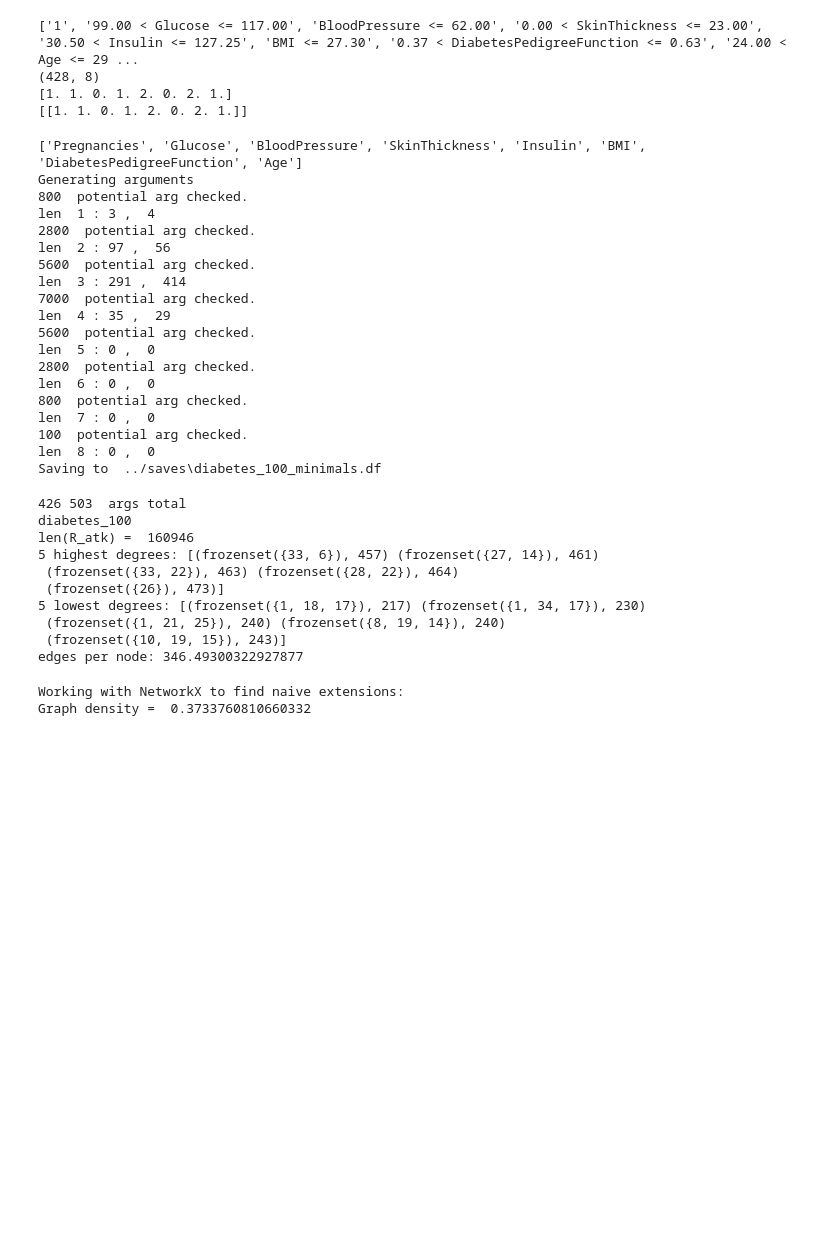
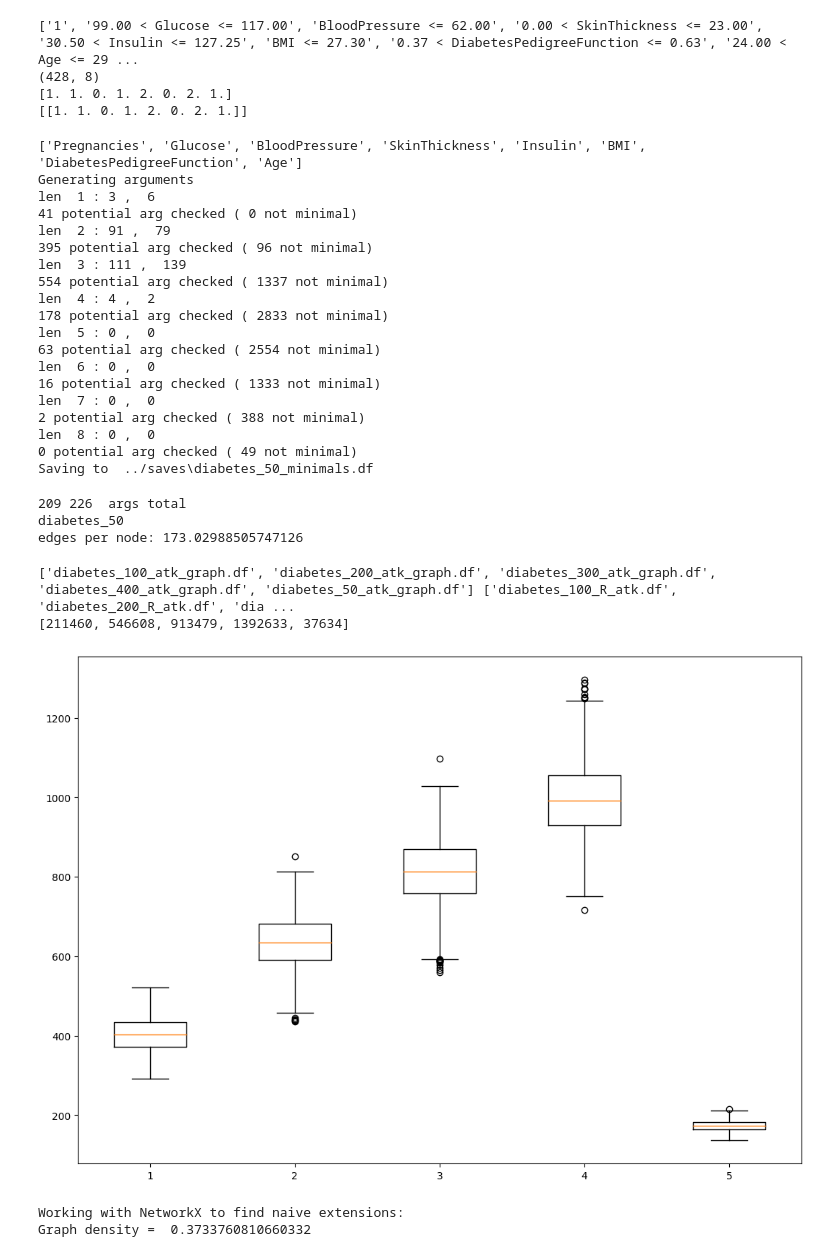
Before and after one commit to htrenquier/argument-based-explainer, a Jupyter notebook: experiments/exp_diabetes.ipynb, the cells around one changed output. Cells and saved outputs as stored; diff of their text form; code cells hidden in the pictures; blank space fills up the shorter version.

Commit message:
Dropping encoding + optimisations + af analysis

```diff
--- a/experiments/exp_diabetes.ipynb
+++ b/experiments/exp_diabetes.ipynb
@@ -39,7 +39,7 @@ print(transformed_data[0])
 
 train_data = pd.DataFrame(transformed_data, columns=dataset.feature_names)
 print(train_data.shape)
-nb_vals = 100
+nb_vals = 50
 
 print(dataset.train[0])
 print(dataset.train[0].reshape(1, -1))
@@ -65,39 +65,38 @@ explainer = ae.ArgTabularExplainer(c, train_data.iloc[0:nb_vals], y, 'diabetes_'
 # %% [output]
 ['Pregnancies', 'Glucose', 'BloodPressure', 'SkinThickness', 'Insulin', 'BMI', 'DiabetesPedigreeFunction', 'Age']
 Generating arguments
-800  potential arg checked.
-len  1 : 3 ,  4
-2800  potential arg checked.
-len  2 : 97 ,  56
-5600  potential arg checked.
-len  3 : 291 ,  414
-7000  potential arg checked.
-len  4 : 35 ,  29
-5600  potential arg checked.
+len  1 : 3 ,  6
+41 potential arg checked ( 0 not minimal)
+len  2 : 91 ,  79
+395 potential arg checked ( 96 not minimal)
+len  3 : 111 ,  139
+554 potential arg checked ( 1337 not minimal)
+len  4 : 4 ,  2
+178 potential arg checked ( 2833 not minimal)
 len  5 : 0 ,  0
-2800  potential arg checked.
+63 potential arg checked ( 2554 not minimal)
 len  6 : 0 ,  0
-800  potential arg checked.
+16 potential arg checked ( 1333 not minimal)
 len  7 : 0 ,  0
-100  potential arg checked.
+2 potential arg checked ( 388 not minimal)
 len  8 : 0 ,  0
-Saving to  ../saves\diabetes_100_minimals.df
+0 potential arg checked ( 49 not minimal)
+Saving to  ../saves\diabetes_50_minimals.df
 # %%
 G = explainer.build_attack_graph(compute=True, display_graph=False)
 print('edges per node:', np.mean([len(G.edges(n)) for n in G.nodes()]))
 
 explainer.export_graph('asp', '../saves')
 # %% [output]
-426 503  args total
-diabetes_100
-len(R_atk) =  160946
-5 highest degrees: [(frozenset({33, 6}), 457) (frozenset({27, 14}), 461)
- (frozenset({33, 22}), 463) (frozenset({28, 22}), 464)
- (frozenset({26}), 473)]
-5 lowest degrees: [(frozenset({1, 18, 17}), 217) (frozenset({1, 34, 17}), 230)
- (frozenset({1, 21, 25}), 240) (frozenset({8, 19, 14}), 240)
- (frozenset({10, 19, 15}), 243)]
-edges per node: 346.49300322927877
+209 226  args total
+diabetes_50
+edges per node: 173.02988505747126
+# %%
+explainer.af_analysis()
+# %% [output]
+['diabetes_100_atk_graph.df', 'diabetes_200_atk_graph.df', 'diabetes_300_atk_graph.df', 'diabetes_400_atk_graph.df', 'diabetes_50_atk_graph.df'] ['diabetes_100_R_atk.df', 'diabetes_200_R_atk.df', 'dia ...
+[211460, 546608, 913479, 1392633, 37634]
+[figure, added]
 # %%
 ext_gen = explainer.extension_generator_from_graph()
 #ext_gen = explainer.extension_generator_from_sat(file='../saves/diabetes_100_sat.txt')
```
Also changed, not shown: 7 other files.
